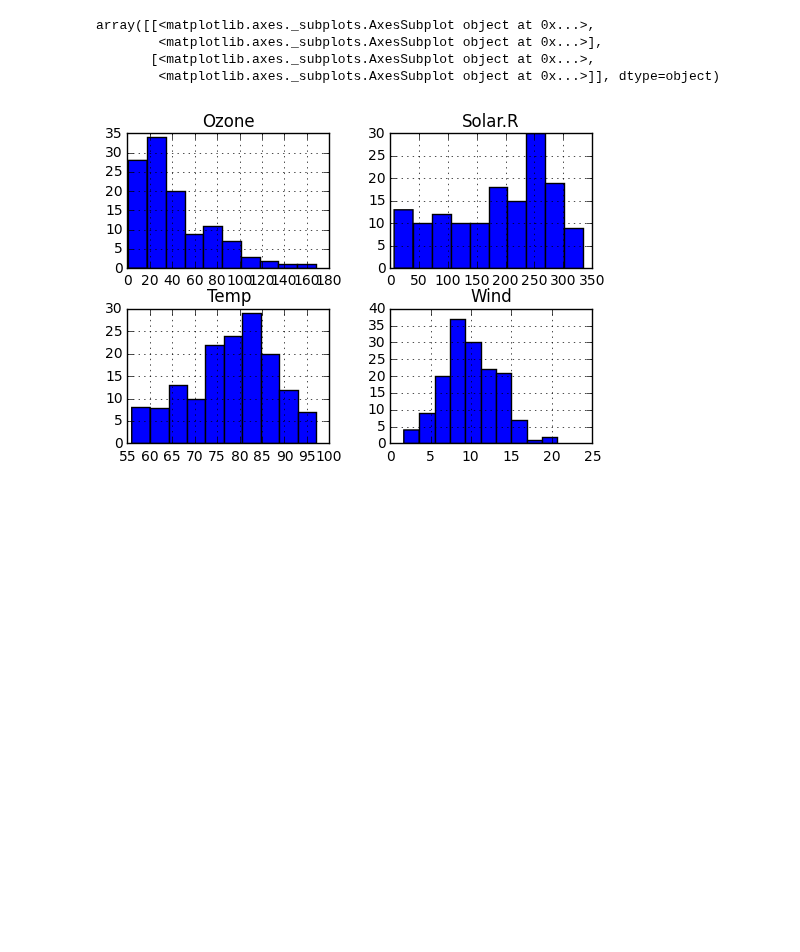
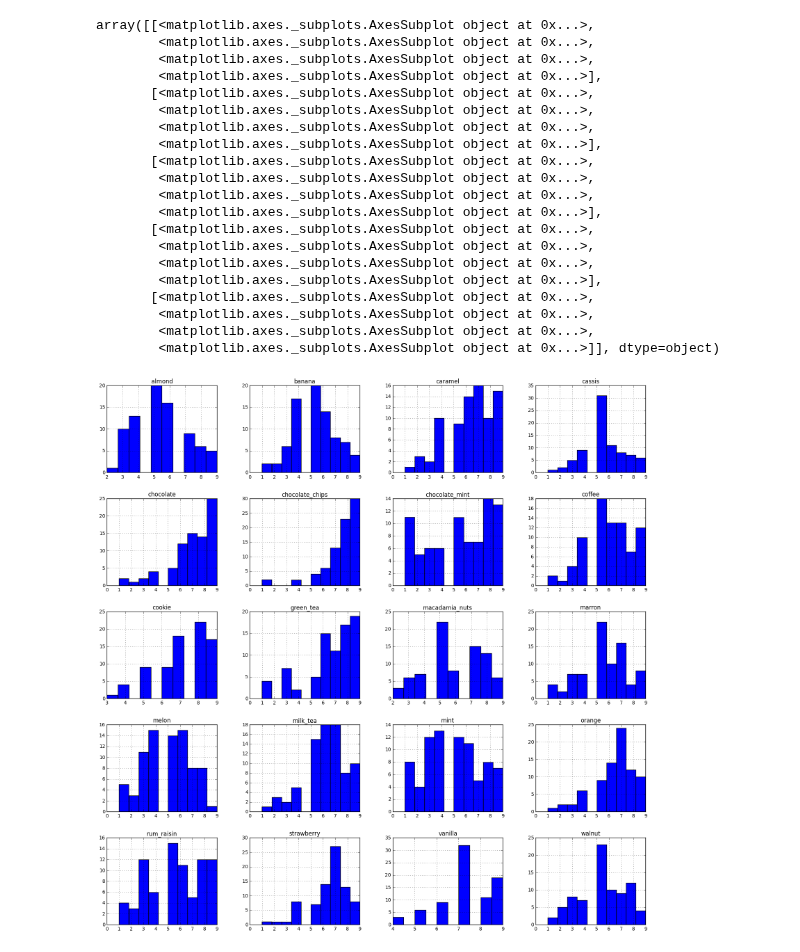
Before and after one commit to maskot1977/ipython_notebook, a Jupyter notebook: ヒストグラム.ipynb, the cells around one changed output. Saved outputs shown, nothing was run; the diff lists cells and outputs as text; code cells hidden in the pictures; blank space fills up the shorter version.

```diff
--- a/ヒストグラム.ipynb
+++ b/ヒストグラム.ipynb
@@ -27,6 +27,6 @@ urllib.request.urlretrieve(url, 'airquality.txt') # Python 3 の場合
 # %%
 # データの読み込み
-df1 = pd.read_csv('airquality.txt', sep='\t', index_col=0)
+df1 = pd.read_csv('icecream_chosa.txt', sep=' ', index_col=0)
 # %%
 df1
 # %% [output]
@@ -62,9 +74,25 @@ array([[<matplotlib.axes._subplots.AxesSubplot object at 0x...>,
 # %%
-# 左側４列だけを使ってヒストグラムを作成する
-df1.iloc[:, 0:4].hist()
+# 左側４列を除外してヒストグラムを作成する
+df1.dropna(axis=1).iloc[:, 4:-1].hist(figsize=(20,20))
 # %% [output]
 array([[<matplotlib.axes._subplots.AxesSubplot object at 0x...>,
+        <matplotlib.axes._subplots.AxesSubplot object at 0x...>,
+        <matplotlib.axes._subplots.AxesSubplot object at 0x...>,
         <matplotlib.axes._subplots.AxesSubplot object at 0x...>],
        [<matplotlib.axes._subplots.AxesSubplot object at 0x...>,
+        <matplotlib.axes._subplots.AxesSubplot object at 0x...>,
+        <matplotlib.axes._subplots.AxesSubplot object at 0x...>,
+        <matplotlib.axes._subplots.AxesSubplot object at 0x...>],
+       [<matplotlib.axes._subplots.AxesSubplot object at 0x...>,
+        <matplotlib.axes._subplots.AxesSubplot object at 0x...>,
+        <matplotlib.axes._subplots.AxesSubplot object at 0x...>,
+        <matplotlib.axes._subplots.AxesSubplot object at 0x...>],
+       [<matplotlib.axes._subplots.AxesSubplot object at 0x...>,
+        <matplotlib.axes._subplots.AxesSubplot object at 0x...>,
+        <matplotlib.axes._subplots.AxesSubplot object at 0x...>,
+        <matplotlib.axes._subplots.AxesSubplot object at 0x...>],
+       [<matplotlib.axes._subplots.AxesSubplot object at 0x...>,
+        <matplotlib.axes._subplots.AxesSubplot object at 0x...>,
+        <matplotlib.axes._subplots.AxesSubplot object at 0x...>,
         <matplotlib.axes._subplots.AxesSubplot object at 0x...>]], dtype=object)
-[figure, old version]
+[figure, new version]
```
Also changed, not shown: parts of 4 cells of this notebook, 4 other files.
